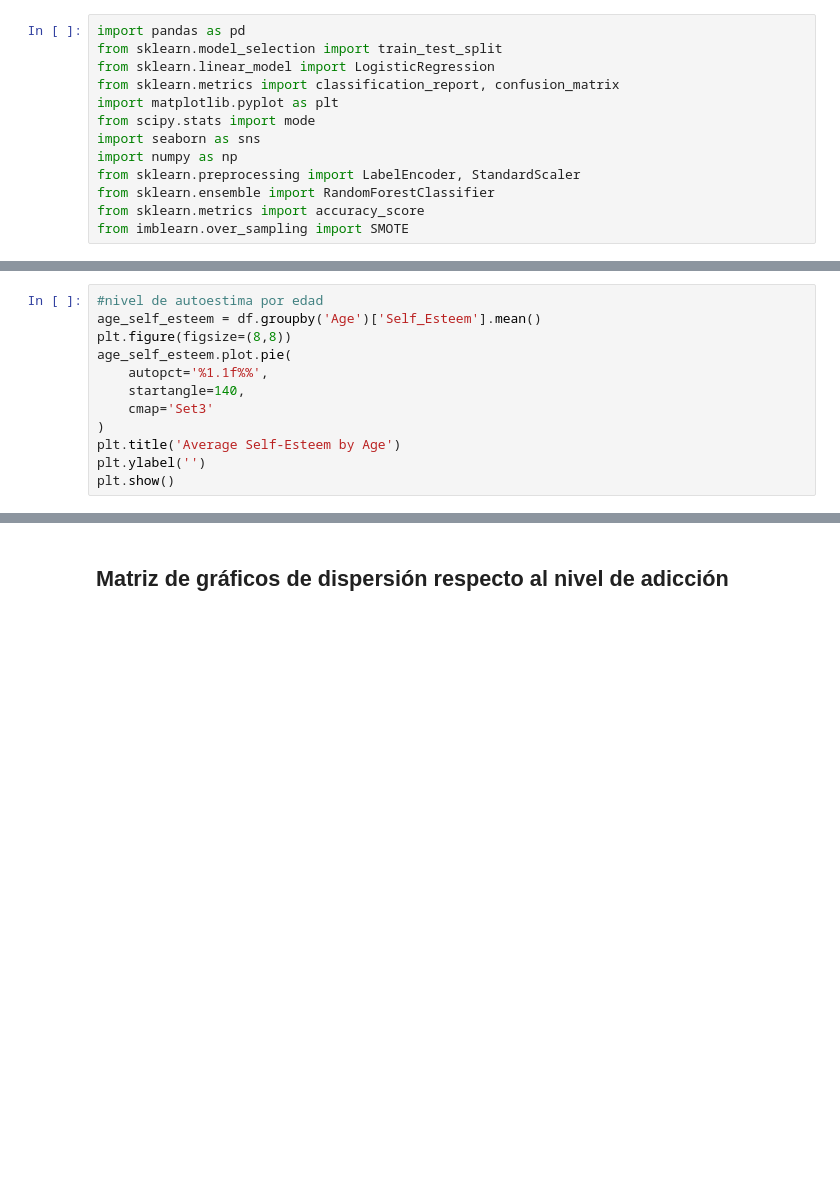
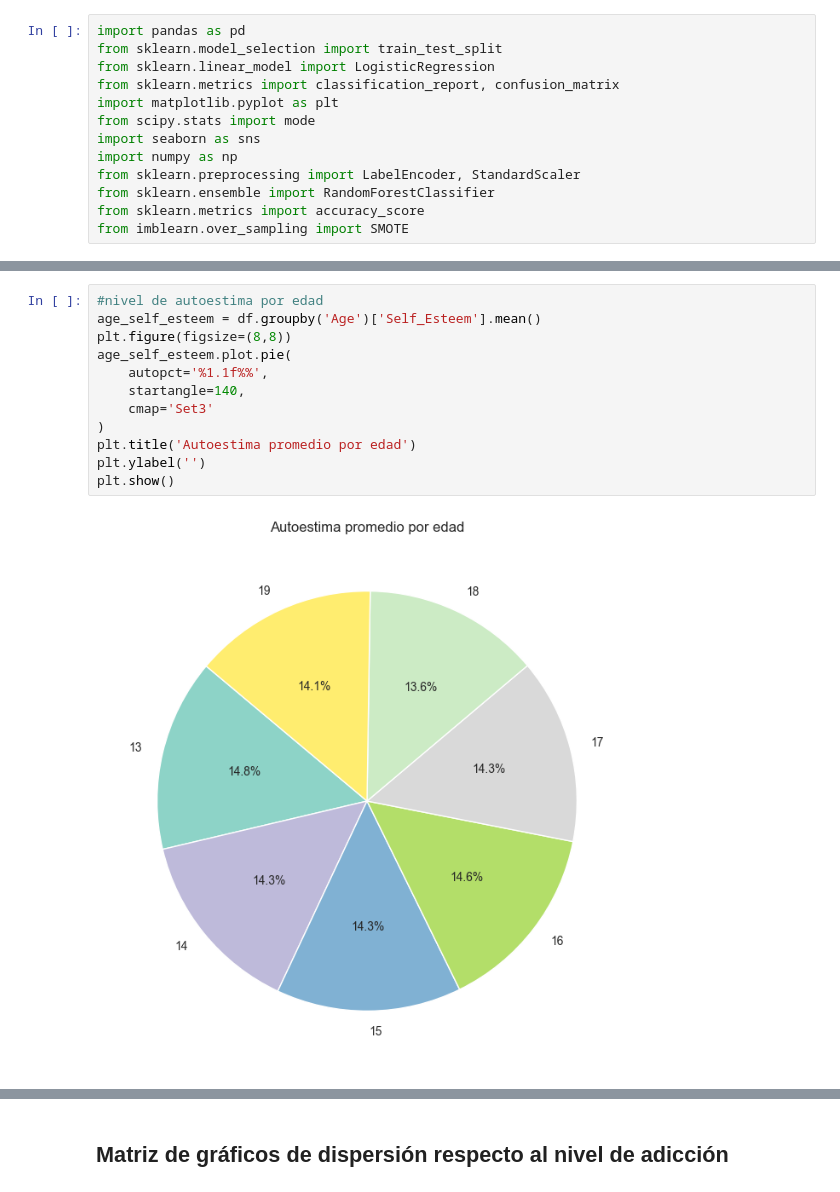
Before and after one commit to somoel/uso_telefono_adolescentes, a Jupyter notebook: notebooks/analysis.ipynb, the cells around one changed output, grey strips where cells are left out. Cells and saved outputs as stored; diff of their text form; blank space fills up the shorter version.

```diff
--- a/notebooks/analysis.ipynb
+++ b/notebooks/analysis.ipynb
@@ -61,12 +163,14 @@ plt.show()
 # %%
 #nivel de autoestima por edad
 age_self_esteem = df.groupby('Age')['Self_Esteem'].mean()
 plt.figure(figsize=(8,8))
 age_self_esteem.plot.pie(
     autopct='%1.1f%%',
     startangle=140,
     cmap='Set3'
 )
-plt.title('Average Self-Esteem by Age')
+plt.title('Autoestima promedio por edad')
 plt.ylabel('')
 plt.show()
+# %% [output]
+[figure, added]
```
Also changed, not shown: parts of 28 cells of this notebook.
